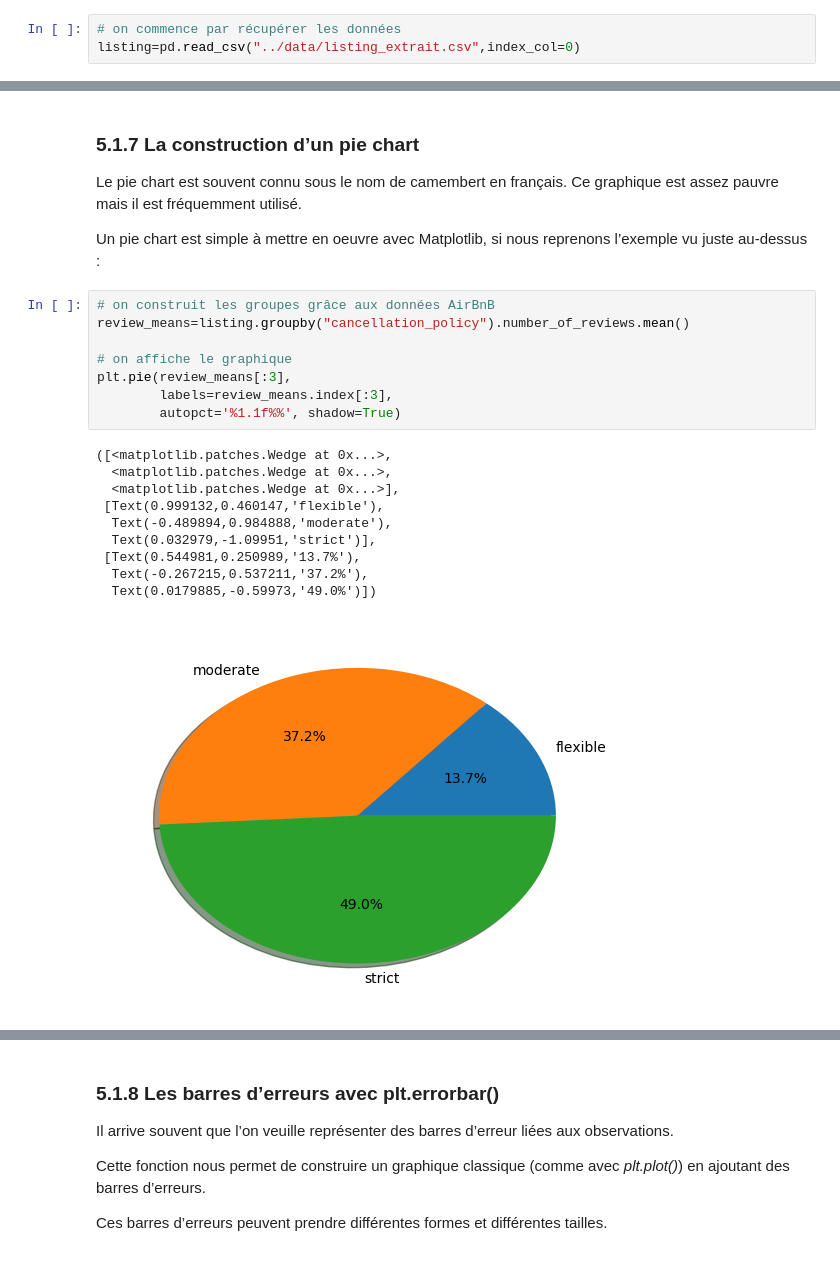
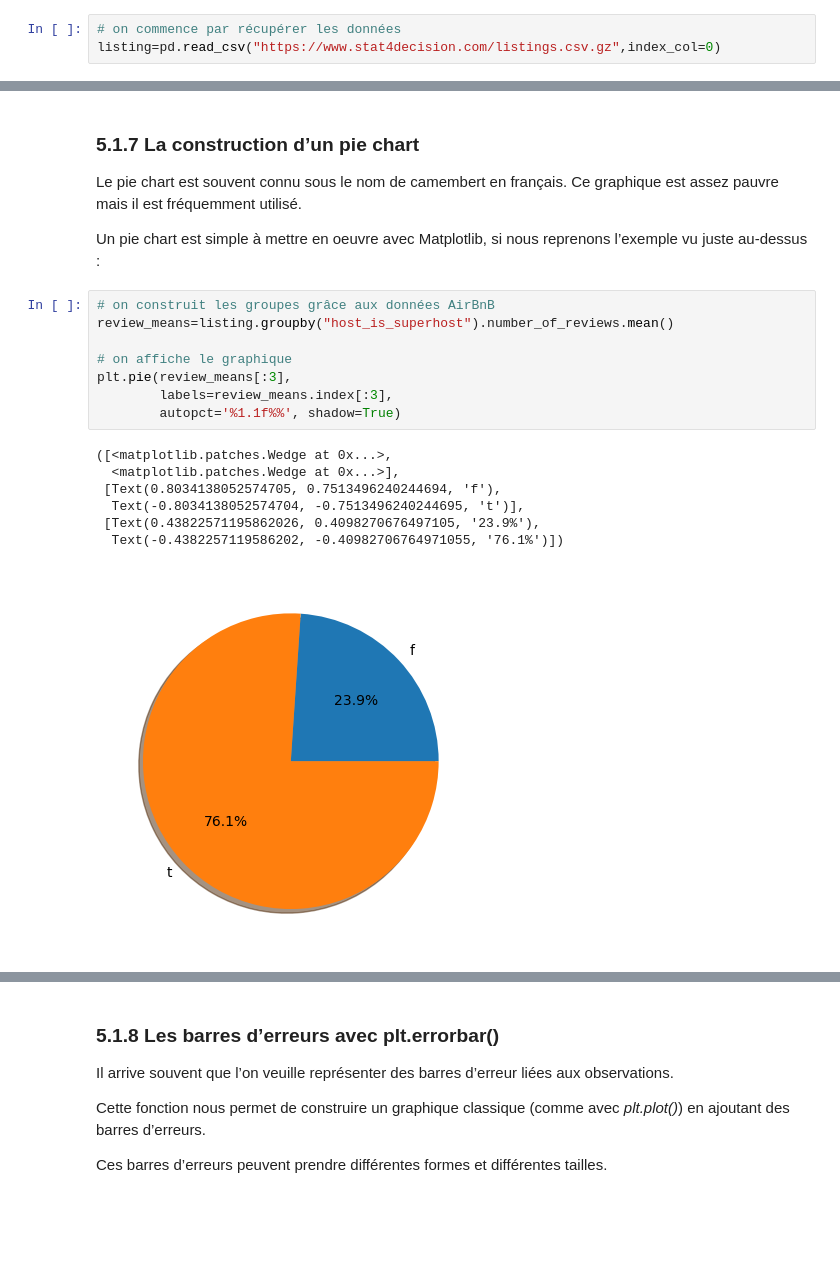
Before and after one commit to emjako/pythondatascientist, a Jupyter notebook: notebooks/05_01_Data_visualisation_matplotlib_seaborn.ipynb, the cells around one changed output, grey strips where cells are left out. Saved outputs shown, nothing was run; the diff lists cells and outputs as text; blank space fills up the shorter version.

```diff
--- a/notebooks/05_01_Data_visualisation_matplotlib_seaborn.ipynb
+++ b/notebooks/05_01_Data_visualisation_matplotlib_seaborn.ipynb
@@ -214,7 +227,7 @@ Sur les données AirBnB, on peut simplement afficher des coordonnées géographi
 sous forme de nuage de points.
 # %%
 # on commence par récupérer les données
-listing=pd.read_csv("../data/listing_extrait.csv",index_col=0)
+listing=pd.read_csv("https://www.stat4decision.com/listings.csv.gz",index_col=0)
 # %%
 plt.scatter("longitude","latitude", data=listing, s=1, c="availability_30")
 plt.axis('off')
@@ -263,20 +312,17 @@ Le pie chart est souvent connu sous le nom de camembert en français. Ce graphiq
 Un pie chart est simple à mettre en oeuvre avec Matplotlib, si nous reprenons l’exemple vu juste au-dessus :
 # %%
 # on construit les groupes grâce aux données AirBnB
-review_means=listing.groupby("cancellation_policy").number_of_reviews.mean()
+review_means=listing.groupby("host_is_superhost").number_of_reviews.mean()
 
 # on affiche le graphique
 plt.pie(review_means[:3],
         labels=review_means.index[:3],
         autopct='%1.1f%%', shadow=True)
 # %% [output]
 ([<matplotlib.patches.Wedge at 0x...>,
-  <matplotlib.patches.Wedge at 0x...>,
   <matplotlib.patches.Wedge at 0x...>],
- [Text(0.999132,0.460147,'flexible'),
-  Text(-0.489894,0.984888,'moderate'),
-  Text(0.032979,-1.09951,'strict')],
- [Text(0.544981,0.250989,'13.7%'),
-  Text(-0.267215,0.537211,'37.2%'),
-  Text(0.0179885,-0.59973,'49.0%')])
+ [Text(0.8034138052574705, 0.7513496240244694, 'f'),
+  Text(-0.8034138052574704, -0.7513496240244695, 't')],
+ [Text(0.43822571195862026, 0.4098270676497105, '23.9%'),
+  Text(-0.4382257119586202, -0.40982706764971055, '76.1%')])
-[figure, old version]
+[figure, new version]
```
Also changed, not shown: parts of 40 cells of this notebook, 20 other files.
